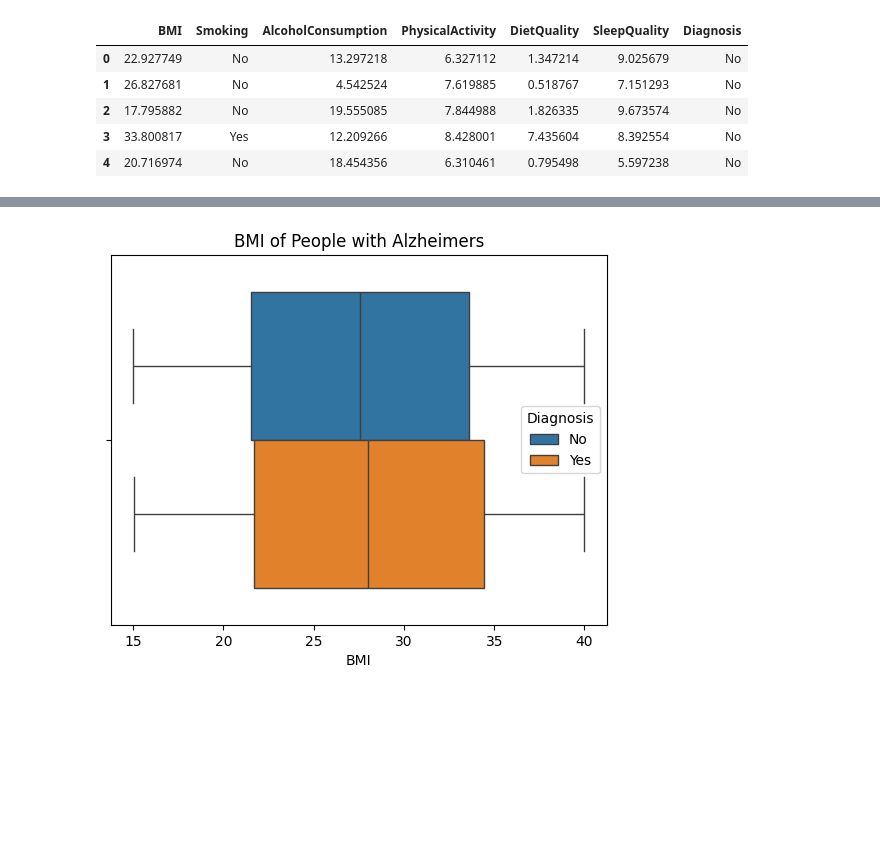
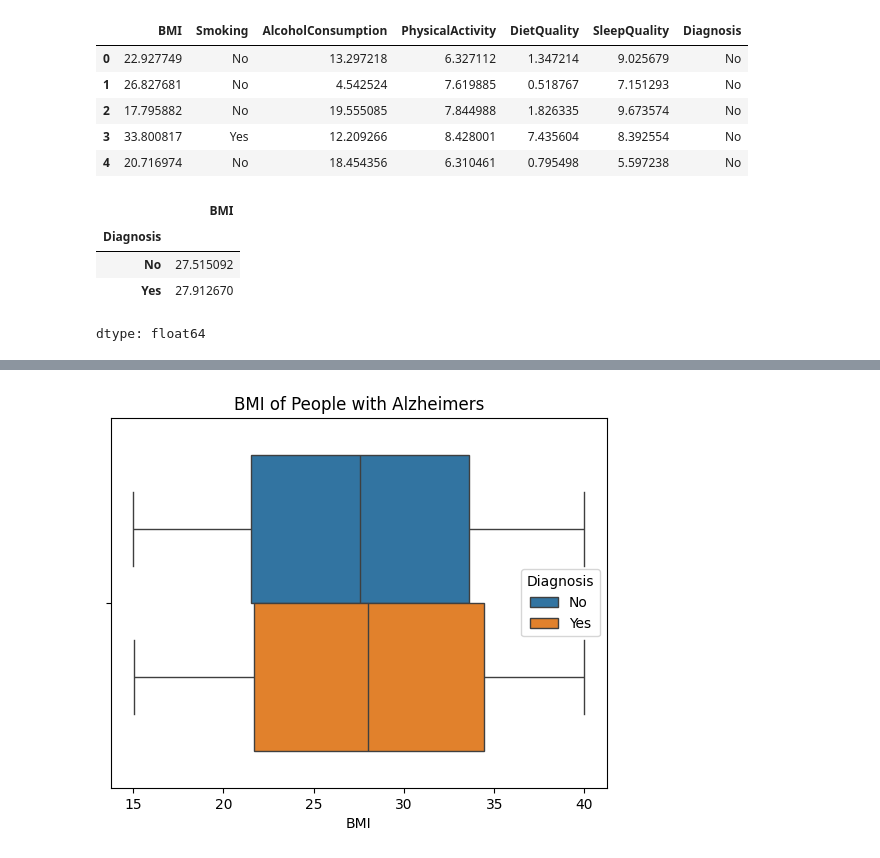
Before and after one commit to maddiejane25/Project-1, a Jupyter notebook: JK_Alzheimers_data.ipynb, the cells around one changed output, grey strips where cells are left out. Drawn from its saved outputs; the diff is of its cells as text; code cells hidden in the pictures; blank space fills up the shorter version.

```diff
--- a/JK_Alzheimers_data.ipynb
+++ b/JK_Alzheimers_data.ipynb
@@ -164,3 +164,12 @@ lifestyle.head()
 | 2 | 17.795882 | No | 19.555085 | 7.844988 | 1.826335 | 9.673574 | No |
 | 3 | 33.800817 | Yes | 12.209266 | 8.428001 | 7.435604 | 8.392554 | No |
 | 4 | 20.716974 | No | 18.454356 | 6.310461 | 0.795498 | 5.597238 | No |
+# %%
+lifestyle_bmi = lifestyle.groupby('Diagnosis')['BMI'].mean()
+lifestyle_bmi
+# %% [output]
+|  | BMI |
+| Diagnosis |  |
+| No | 27.515092 |
+| Yes | 27.912670 |
+dtype: float64
```
Also changed, not shown: parts of 3 cells of this notebook.
